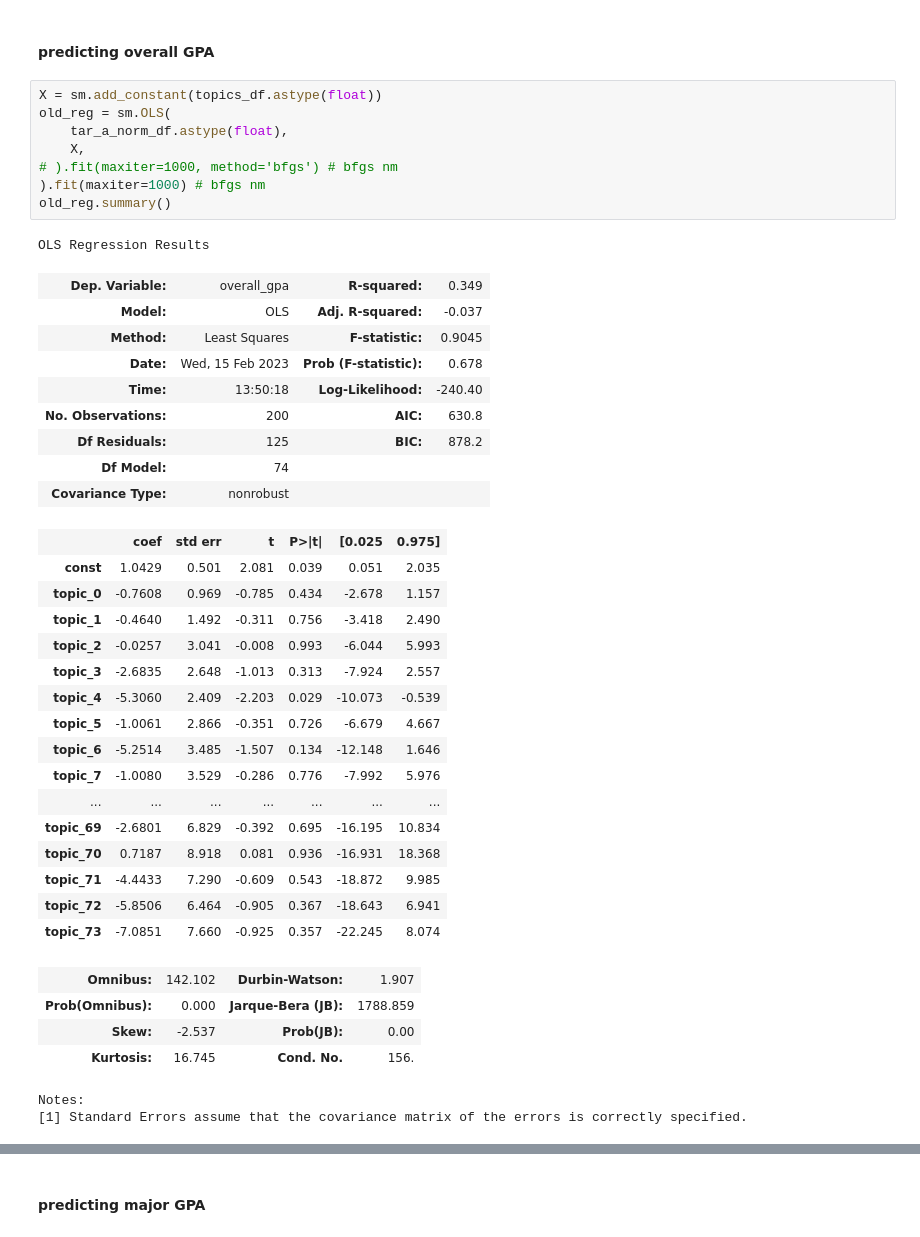
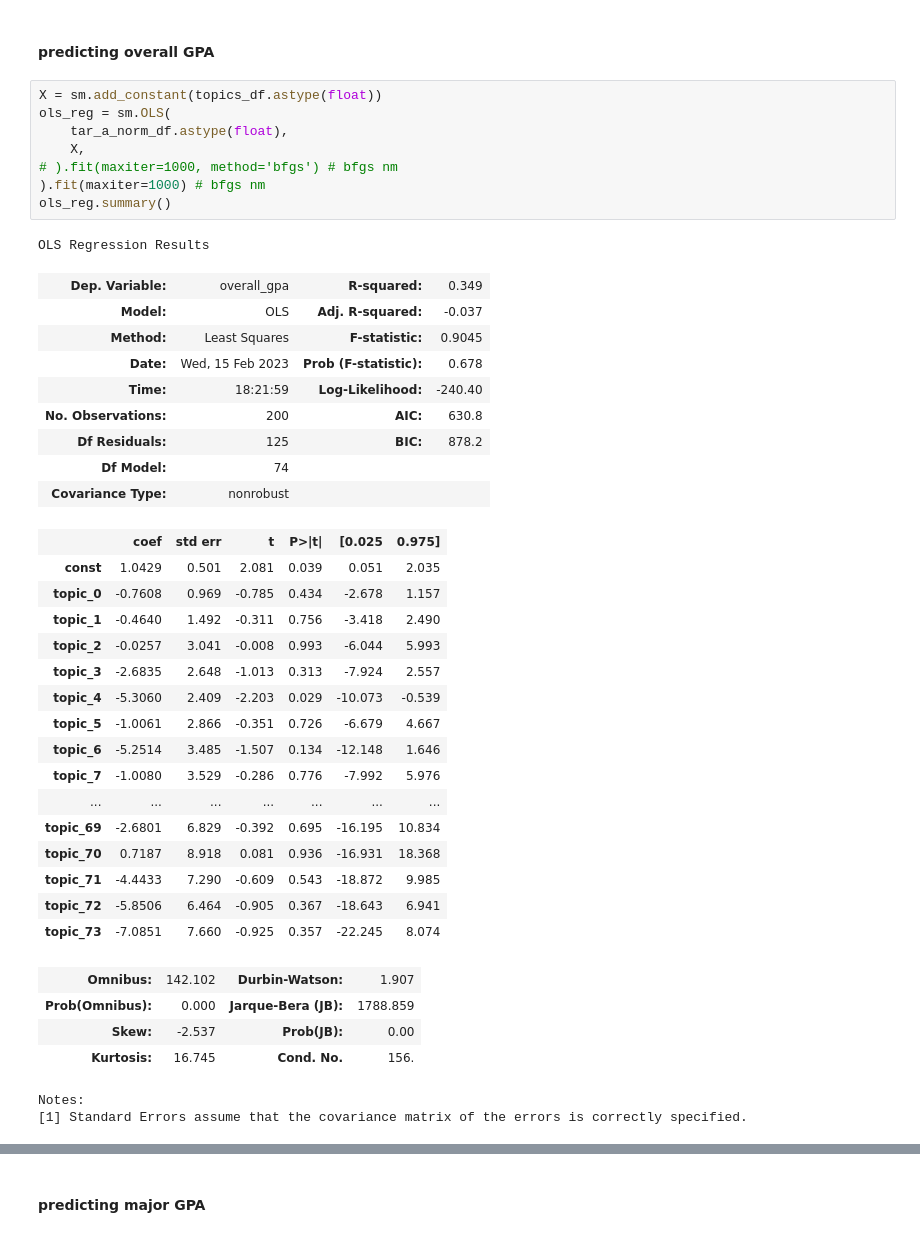
Before and after one commit to jonathancosme/naba_tasha_et_al, a Jupyter notebook: E_gpa_topic_analysis.ipynb, the cells around one changed output, grey strips where cells are left out. Saved outputs shown, nothing was run; the diff lists cells and outputs as text.

```diff
--- a/E_gpa_topic_analysis.ipynb
+++ b/E_gpa_topic_analysis.ipynb
@@ -211,19 +211,19 @@ Name: GPA for your Major (For calculating instructions go to: "http://www.back2c
 #### predicting **overall** GPA
 # %%
 X = sm.add_constant(topics_df.astype(float))
-old_reg = sm.OLS(
+ols_reg = sm.OLS(
     tar_a_norm_df.astype(float),
     X,
 # ).fit(maxiter=1000, method='bfgs') # bfgs nm
 ).fit(maxiter=1000) # bfgs nm
-old_reg.summary()
+ols_reg.summary()
 # %% [output]
 OLS Regression Results
 | Dep. Variable: | overall_gpa | R-squared: | 0.349 |
 | Model: | OLS | Adj. R-squared: | -0.037 |
 | Method: | Least Squares | F-statistic: | 0.9045 |
 | Date: | Wed, 15 Feb 2023 | Prob (F-statistic): | 0.678 |
-| Time: | 13:50:18 | Log-Likelihood: | -240.40 |
+| Time: | 18:21:59 | Log-Likelihood: | -240.40 |
 | No. Observations: | 200 | AIC: | 630.8 |
 | Df Residuals: | 125 | BIC: | 878.2 |
 | Df Model: | 74 |  |  |
```
Also changed, not shown: parts of 31 cells of this notebook.
